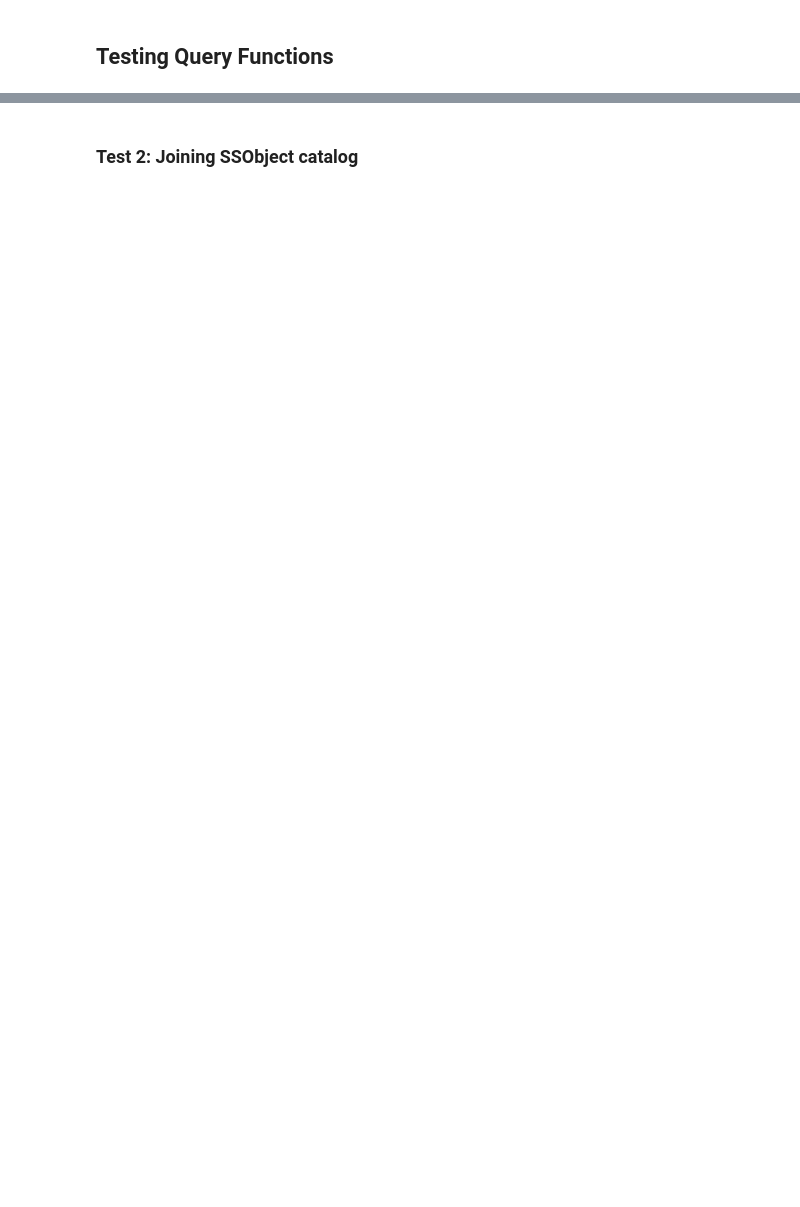
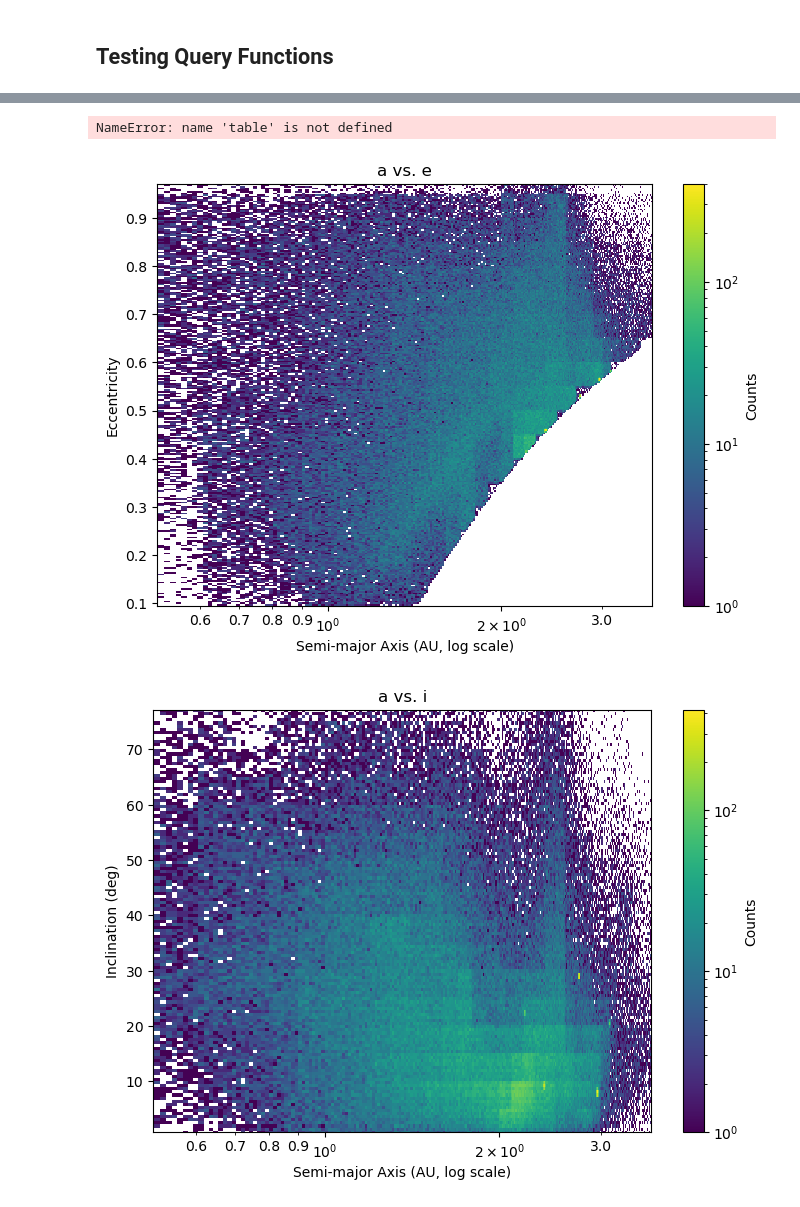
Before and after one commit to lsst-sssc/rsp_queries, a Jupyter notebook: sso_query/tests.ipynb, the cells around one changed output, grey strips where cells are left out. Saved outputs shown, nothing was run; the diff lists cells and outputs as text; code cells hidden in the pictures; blank space fills up the shorter version.

```diff
--- a/sso_query/tests.ipynb
+++ b/sso_query/tests.ipynb
@@ -7,4 +37,4 @@ from query import make_query, run_query
 # %%
-test_results = run_query('NEOs', join_SSObject=False, count_classes=True, show_table=True, show_plots=True, return_astropy=False, verbose=True)
+neos = run_query(catalog='dp03_catalogs_10yr', class_name='NEOs', count_classes=True, verbose=True)
 # %% [output]
 Running query:
@@ -50,2 +49,9 @@ NEOs: 3049 objects
-# %% [markdown]
-### Test 2: Joining SSObject catalog
+# %%
+table(neos, 20)
+# %% [output]
+NameError: name 'table' is not defined
+# %%
+plots(neos)
+# %% [output]
+[figure, added]
+[figure, added]
```
Also changed, not shown: parts of 20 cells of this notebook, 2 other files.
